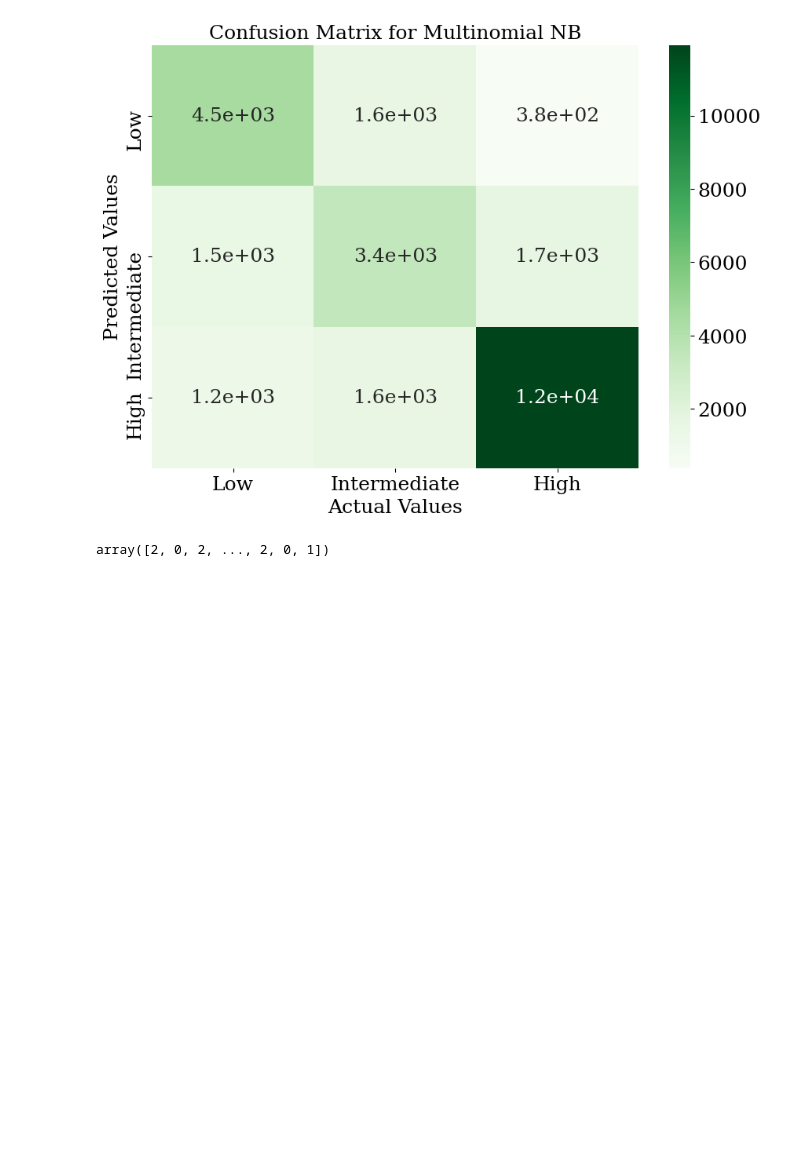
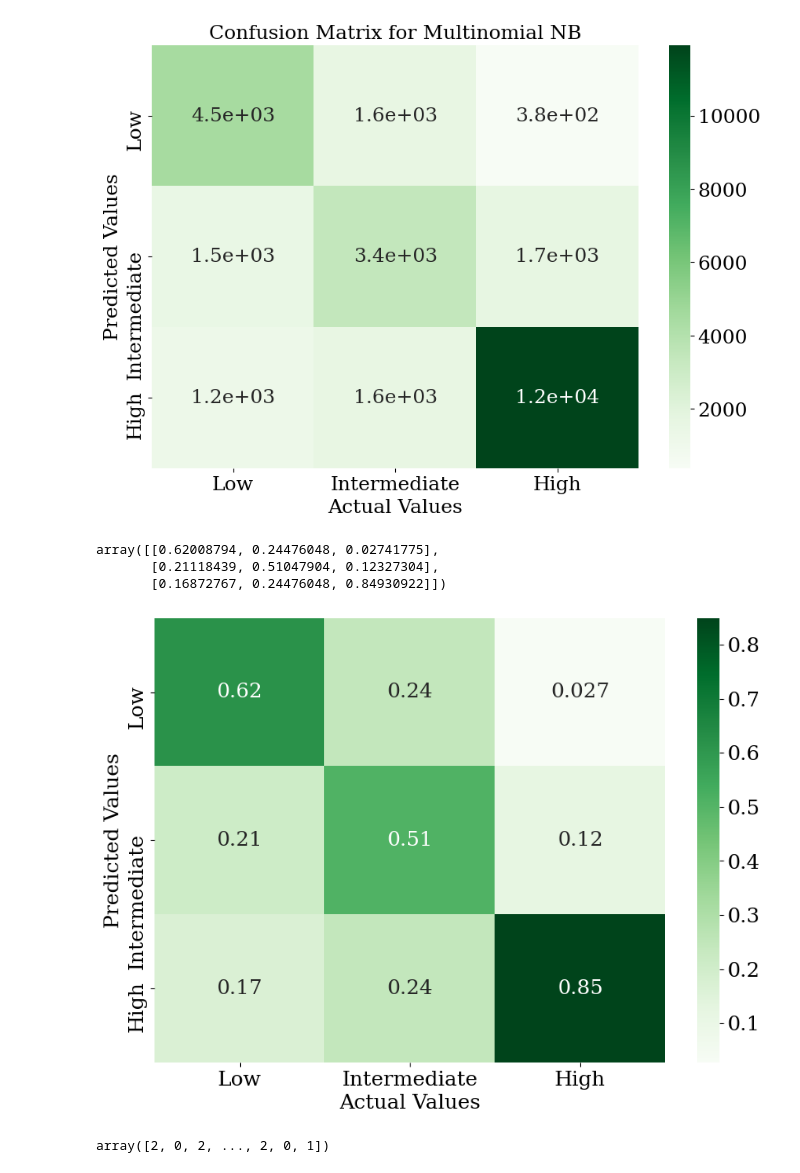
Before and after one commit to marie-huynh/5_PRIME_UTRS, a Jupyter notebook: Notebooks/Multinomial NB.ipynb, the cells around one changed output. Saved outputs shown, nothing was run; the diff lists cells and outputs as text; code cells hidden in the pictures; blank space fills up the shorter version.

```diff
--- a/Notebooks/Multinomial NB.ipynb
+++ b/Notebooks/Multinomial NB.ipynb
@@ -276,6 +288,26 @@ plt.savefig("Confusion_Matrix_NB.pdf")
 plt.show()
 # %% [output]
 [figure]
+# %%
+cm2 = cm/np.sum(cm, axis = 0)
+cm2
+# %% [output]
+array([[0.62008794, 0.24476048, 0.02741775],
+       [0.21118439, 0.51047904, 0.12327304],
+       [0.16872767, 0.24476048, 0.84930922]])
+# %%
+df_cm = pd.DataFrame(cm2, index = [i for i in range(3)],
+                  columns = [i for i in range(3)])
+plt.figure(figsize = (10,7))
+x_ticks  = ["Low", "Intermediate", "High"]
+y_ticks = ["Low", "Intermediate", "High"]
+sns.heatmap(df_cm, yticklabels=y_ticks, xticklabels=x_ticks, annot=True, cmap="Greens")
+plt.xlabel("Actual Values", fontsize=18)
+plt.ylabel("Predicted Values", fontsize=18)
+plt.savefig("Confusion_Matrix_NB_proba.pdf")
+plt.show()
+# %% [output]
+[figure, added]
 # %%
 y_test
 # %% [output]
```
Also changed, not shown: parts of 3 cells of this notebook, 1 other file.
